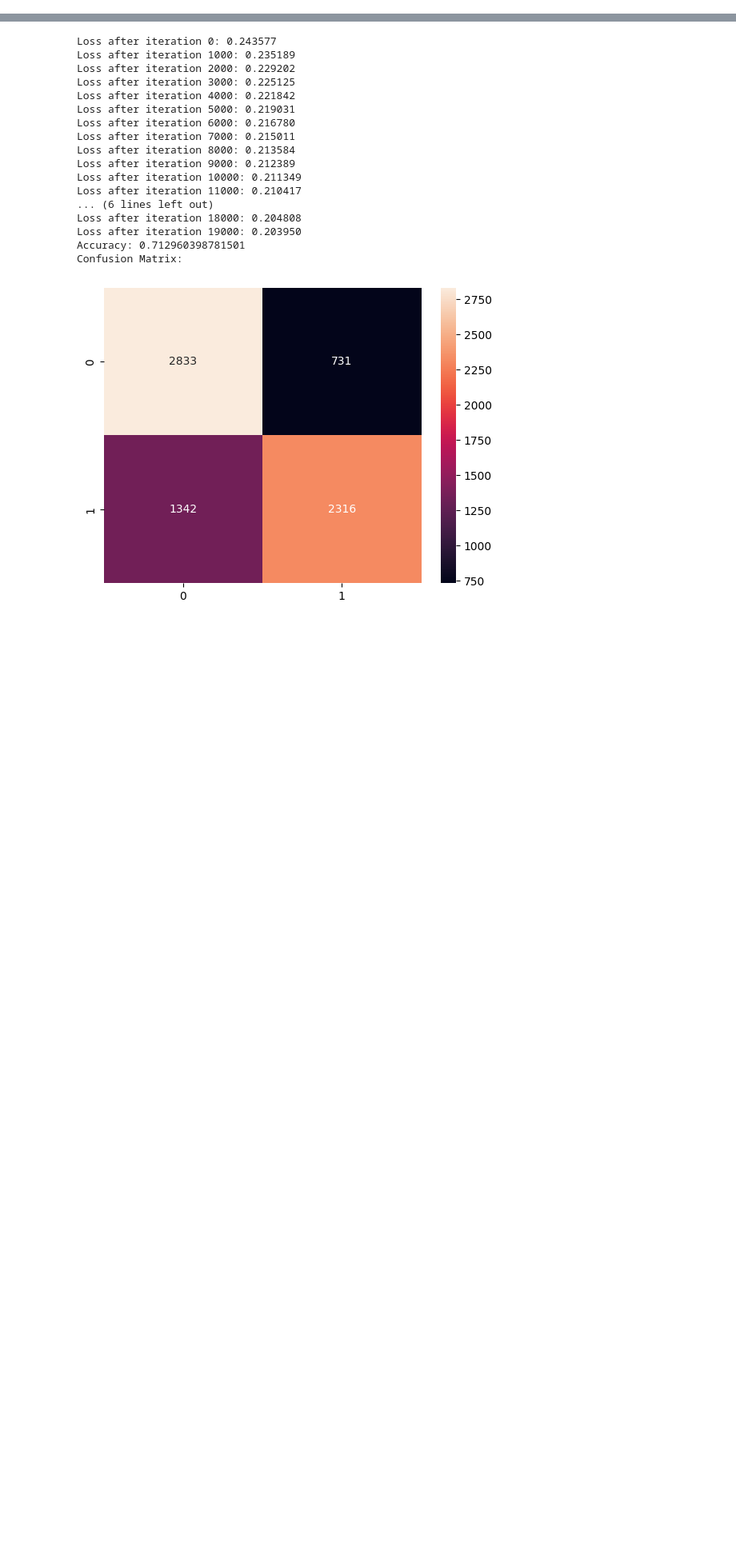
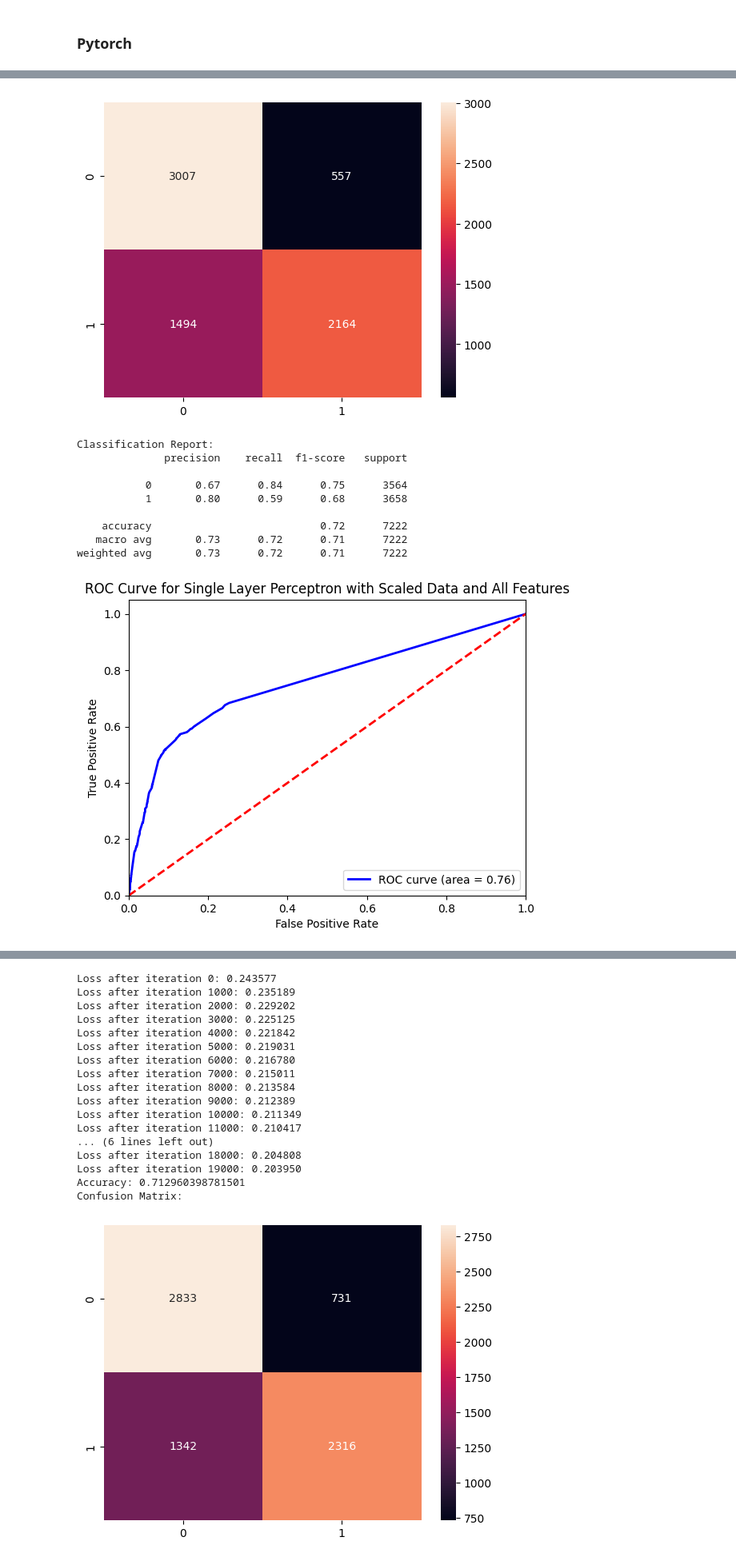
Before and after one commit to Taparov/project-intro-to-ml-classification, a Jupyter notebook: SLP.ipynb, the cells around one changed output, grey strips where cells are left out. Shown at 80% size. Drawn from its saved outputs; the diff is of its cells as text; code cells hidden in the pictures; blank space fills up the shorter version.

```diff
--- a/SLP.ipynb
+++ b/SLP.ipynb
@@ -98,3 +135,6 @@ class Sigmoid:
     def backward(Z, dA):
         A = Sigmoid.forward(Z)
         return dA * A * (1 - A)
+# %%
+device = torch.device("cuda" if torch.cuda.is_available() else "cpu")
+device
@@ -106,3 +150,13 @@ scaler = StandardScaler()
 X = scaler.fit_transform(X)
 X,y = SMOTE(random_state=42).fit_resample(X,y)
 X_train,X_test,y_train,y_test = train_test_split(X,y,test_size=0.2,random_state=42)
+# %% [markdown]
+### Pytorch
+# %%
+torch_model = ModelTorch(input_size=X_train.shape[1]).to(device)
+train(torch_model, torch.tensor(X_train, dtype=torch.float32).to(device), torch.tensor(y_train.reshape(-1, 1), dtype=torch.float32).to(device), num_passes=20000, learning_rate=0.01, print_loss=True)
+y_pred_proba = torch_model.predict_proba(torch.tensor(X_test, dtype=torch.float32).to(device)).cpu().numpy()
+y_pred = (y_pred_proba > 0.5).astype(int)
+helper.evaluate_model(y_test, y_pred)
+helper.plot_roc_curve(y_test, y_pred_proba, title="Single Layer Perceptron with Scaled Data and All Features")
+# %% [output]
@@ -108,0 +180,11 @@ X_train,X_test,y_train,y_test = train_test_split(X,y,test_size=0.2,random_state=
+[figure, added]
+Classification Report:
+              precision    recall  f1-score   support
+
+           0       0.67      0.84      0.75      3564
+           1       0.80      0.59      0.68      3658
+
+    accuracy                           0.72      7222
+   macro avg       0.73      0.72      0.71      7222
+weighted avg       0.73      0.72      0.71      7222
+[figure, added]
```
Also changed, not shown: parts of 10 cells of this notebook, 6 other files.
